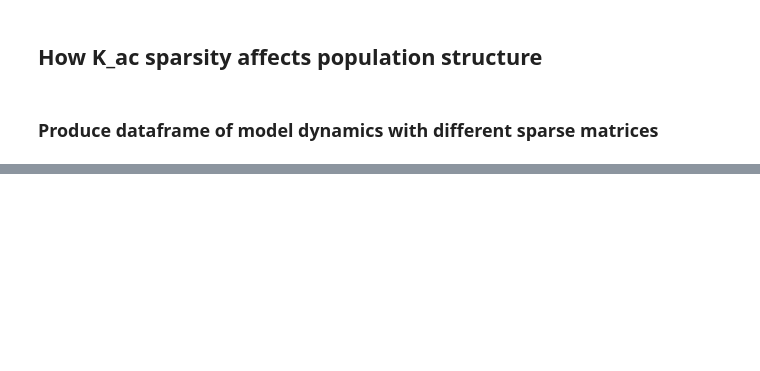
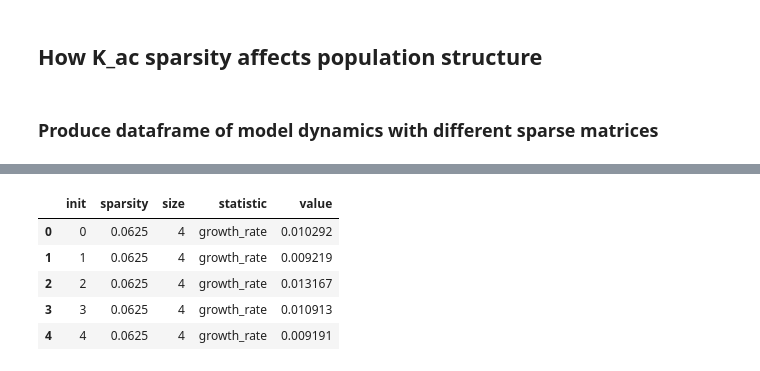
Before and after one commit to DJSiddharthVader/Simulations-02712-Project, a Jupyter notebook: Notebooks/Sparsity_Analysis.ipynb, the cells around one changed output, grey strips where cells are left out. Saved outputs shown, nothing was run; the diff lists cells and outputs as text; code cells hidden in the pictures; blank space fills up the shorter version.

```diff
--- a/Notebooks/Sparsity_Analysis.ipynb
+++ b/Notebooks/Sparsity_Analysis.ipynb
@@ -44,2 +38,15 @@ results.to_csv('../Data/sparsity_analysis.tsv', sep='\t', index=False)
 # %%
-import seaborn as sns
+df = pd.read_csv('../Data/sparsity_analysis.tsv', sep='\t')
+ids = ['init', 'sparsity', 'size']
+df = pd.melt(df,
+             id_vars=ids,
+             var_name='statistic',
+             value_name='value')
+df.head()
+# %% [output]
+|  | init | sparsity | size | statistic | value |
+| 0 | 0 | 0.0625 | 4 | growth_rate | 0.010292 |
+| 1 | 1 | 0.0625 | 4 | growth_rate | 0.009219 |
+| 2 | 2 | 0.0625 | 4 | growth_rate | 0.013167 |
+| 3 | 3 | 0.0625 | 4 | growth_rate | 0.010913 |
+| 4 | 4 | 0.0625 | 4 | growth_rate | 0.009191 |
```
Also changed, not shown: parts of 5 cells of this notebook, 6 other files.
